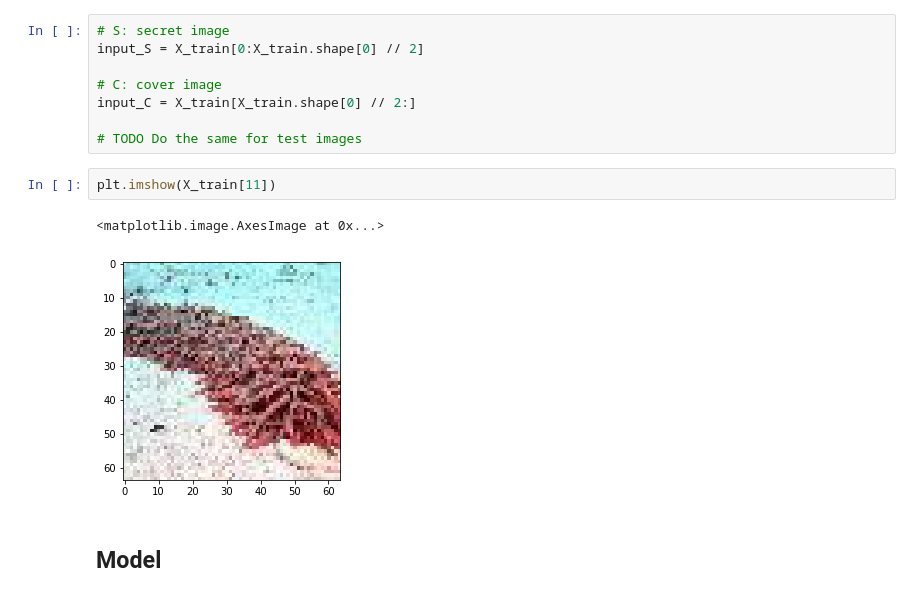
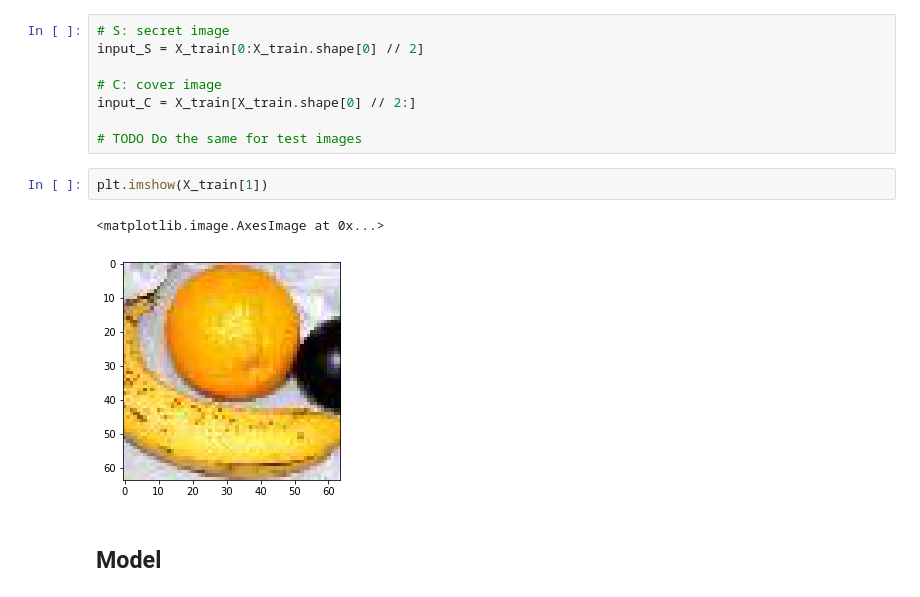
Before and after one commit to alexandremuzio/deep-steg, a Jupyter notebook: deep_steg.ipynb, the cells around one changed output. Drawn from its saved outputs; the diff is of its cells as text.

```diff
--- a/deep_steg.ipynb
+++ b/deep_steg.ipynb
@@ -86,10 +107,10 @@ input_C = X_train[X_train.shape[0] // 2:]
 
 # TODO Do the same for test images
 # %%
-plt.imshow(X_train[11])
+plt.imshow(X_train[1])
 # %% [output]
 <matplotlib.image.AxesImage at 0x...>
-[figure, old version]
+[figure, new version]
 # %% [markdown]
 ## Model
 # %%
```
Also changed, not shown: parts of 11 cells of this notebook, 3 other files.
